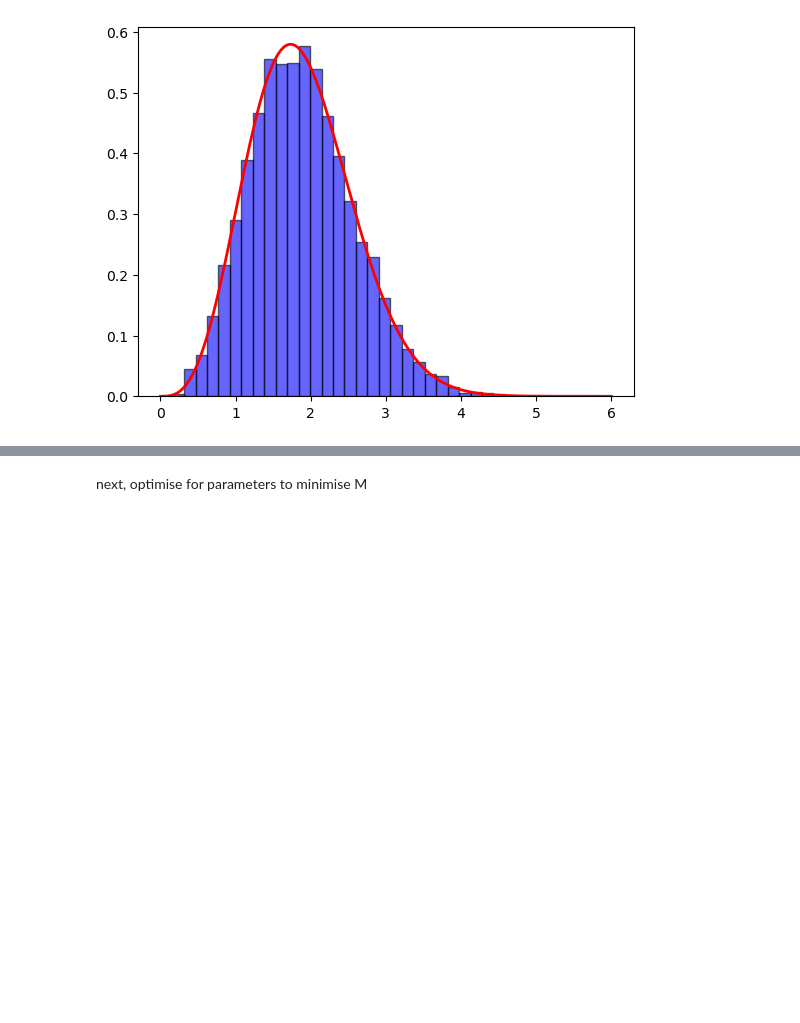
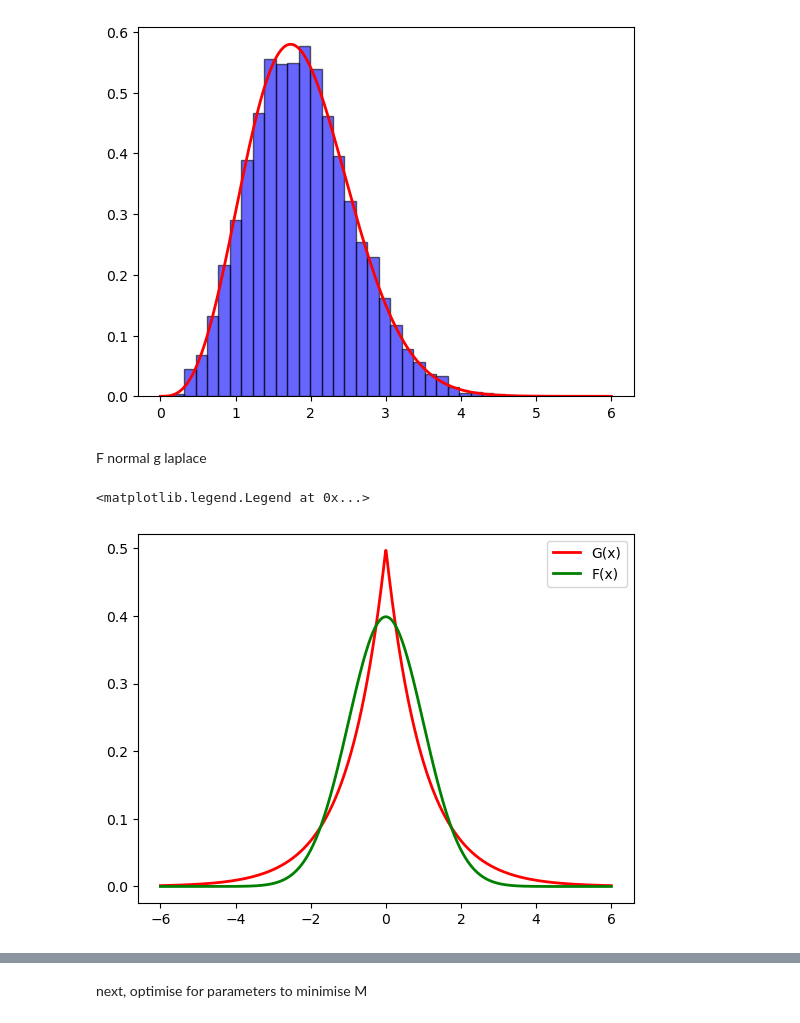
Before and after one commit to aayrapet/MC_simulations, a Jupyter notebook: main.ipynb, the cells around one changed output, grey strips where cells are left out. Saved outputs shown, nothing was run; the diff lists cells and outputs as text; code cells hidden in the pictures; blank space fills up the shorter version.

Commit message:
added laplace normal

```diff
--- a/main.ipynb
+++ b/main.ipynb
@@ -411,3 +411,31 @@ plt.plot(x_vals, f_density(x_vals), 'r-', lw=2,label="M*G(x)")
 Integral of f_density over (-∞, ∞): 1.0 ,good!
 [<matplotlib.lines.Line2D at 0x...>]
 [figure]
+# %% [markdown]
+F normal g laplace
+# %%
+
+mu=0
+sigma2=1
+
+def f(x):
+    return np.exp(-(x-mu)**2 /(2*sigma2)) / np.sqrt(2 * np.pi*sigma2)
+
+
+# Proposal distribution: Normal N(sqrt3,1)
+def g(x):
+    return 0.5*np.exp(-np.abs(x))
+
+
+#set our event space w
+x_vals = np.linspace(-6, 6, 1000)
+#g is pdf so you can use this notation
+pdf_g=g(x_vals)
+
+plt.plot(x_vals, pdf_g, 'r-', lw=2,label="G(x)")  # Add label for legend
+#
+plt.plot(x_vals, f(x_vals), 'g-', lw=2,label="F(x)")
+plt.legend()
+# %% [output]
+<matplotlib.legend.Legend at 0x...>
+[figure, added]
```
Also changed, not shown: parts of 11 cells of this notebook.
